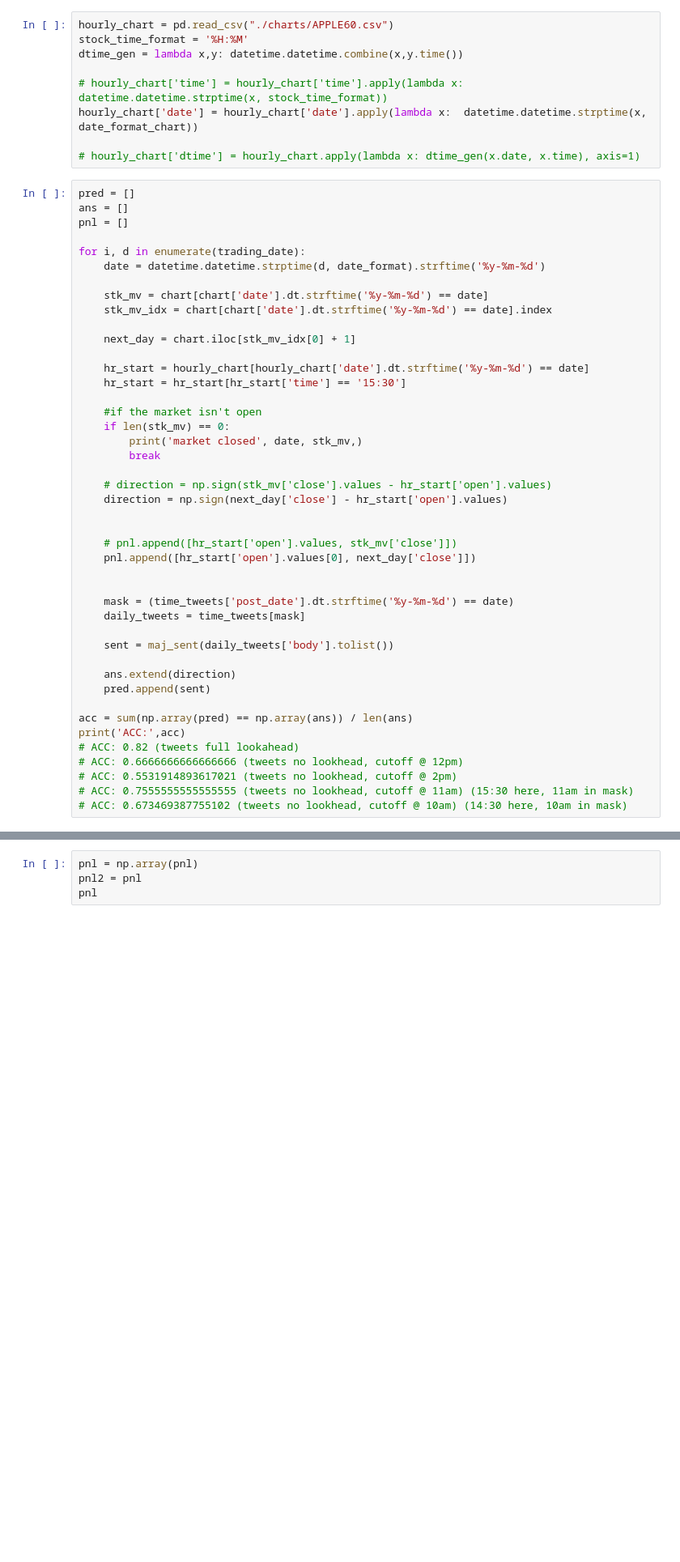
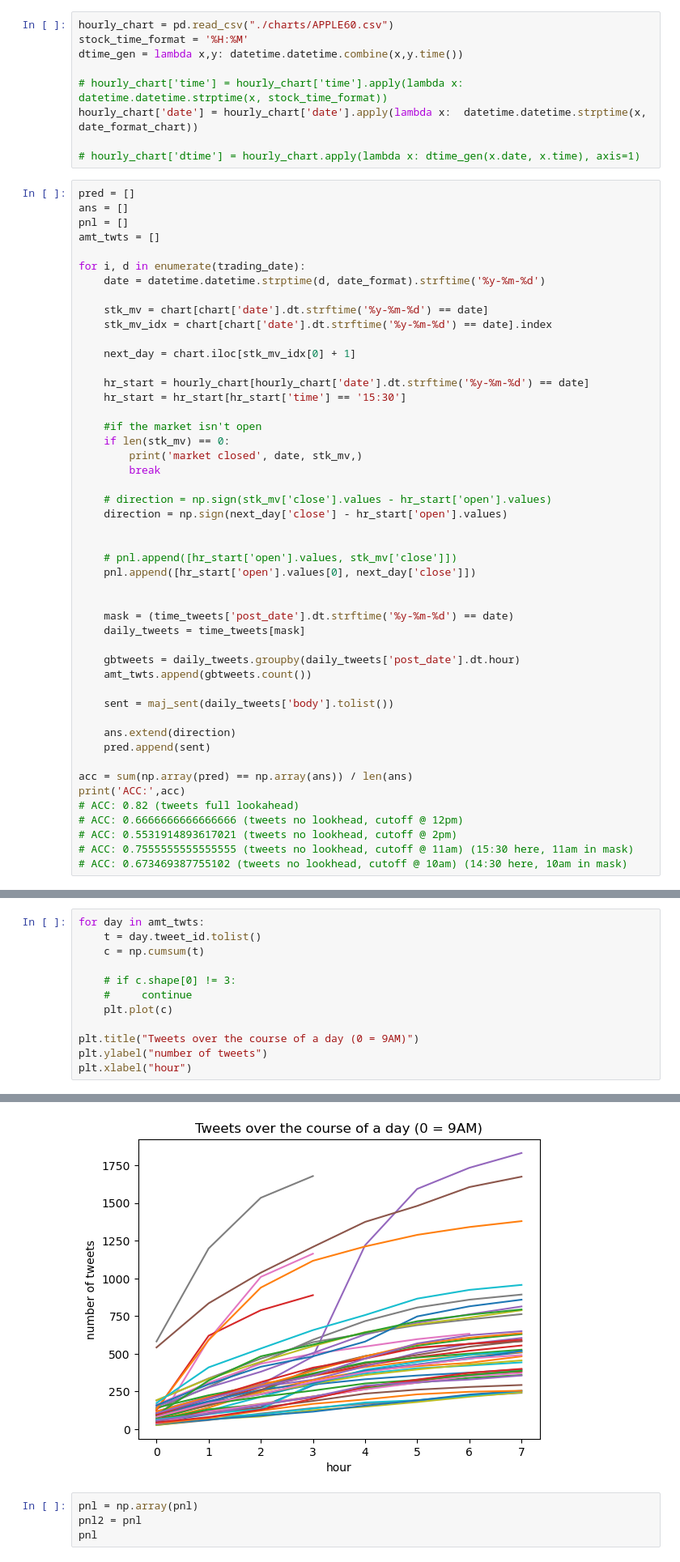
Before and after one commit to nick-moran/stock_pred_proj, a Jupyter notebook: stock_strat_days_tweets_mkthours_short.ipynb, the cells around one changed output, grey strips where cells are left out. Shown: that part at 81% size. Drawn from its saved outputs; the diff is of its cells as text; blank space fills up the shorter version.

Commit message:
add tweets by hour

```diff
--- a/stock_strat_days_tweets_mkthours_short.ipynb
+++ b/stock_strat_days_tweets_mkthours_short.ipynb
@@ -111,6 +112,7 @@ hourly_chart['date'] = hourly_chart['date'].apply(lambda x:  datetime.datetime.s
 pred = []
 ans = []
 pnl = []
+amt_twts = []
 
 for i, d in enumerate(trading_date):
     date = datetime.datetime.strptime(d, date_format).strftime('%y-%m-%d')
@@ -139,6 +141,9 @@ for i, d in enumerate(trading_date):
     mask = (time_tweets['post_date'].dt.strftime('%y-%m-%d') == date)
     daily_tweets = time_tweets[mask]
 
+    gbtweets = daily_tweets.groupby(daily_tweets['post_date'].dt.hour)
+    amt_twts.append(gbtweets.count())
+
     sent = maj_sent(daily_tweets['body'].tolist())
 
     ans.extend(direction)
@@ -155,0 +161,13 @@ ACC: 0.6666666666666666
+# %%
+for day in amt_twts:
+    t = day.tweet_id.tolist()
+    c = np.cumsum(t)
+
+    # if c.shape[0] != 3:
+    #     continue
+    plt.plot(c)
+
+plt.title("Tweets over the course of a day (0 = 9AM)")
+plt.ylabel("number of tweets")
+plt.xlabel("hour")
+# %% [output]
@@ -156,3 +175,4 @@ ACC: 0.6666666666666666
+[figure, added]
 # %%
 pnl = np.array(pnl)
 pnl2 = pnl
```
Also changed, not shown: parts of 5 cells of this notebook.
